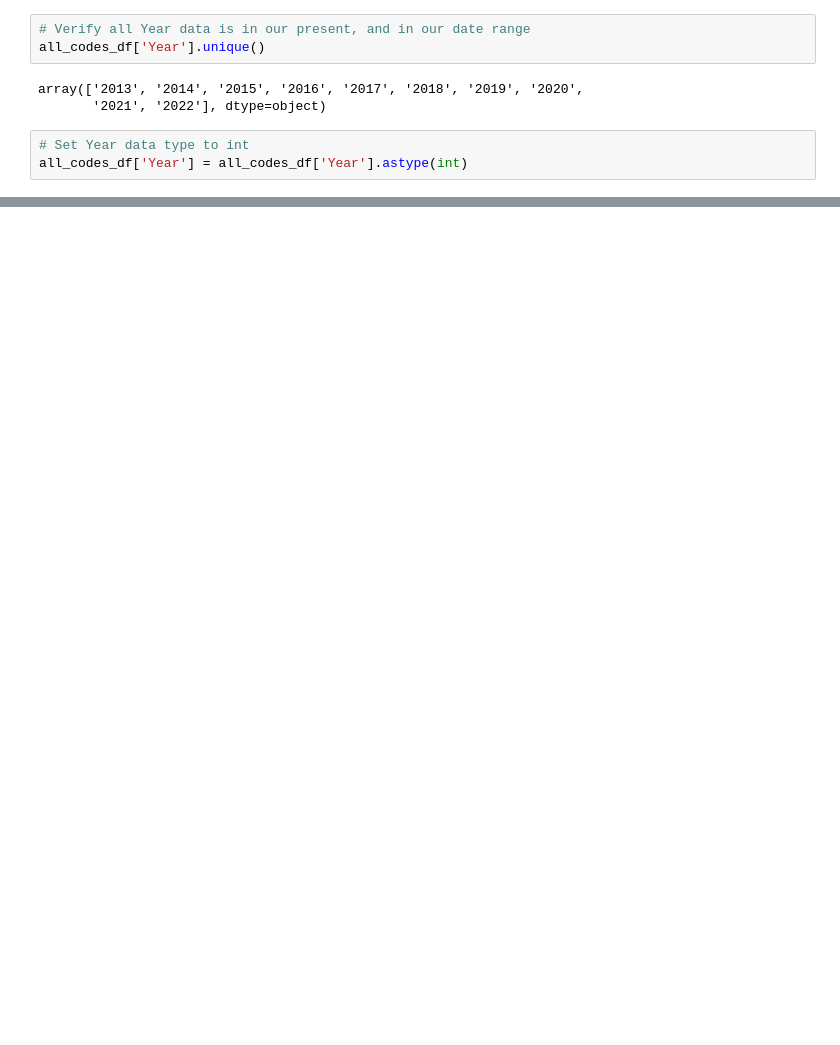
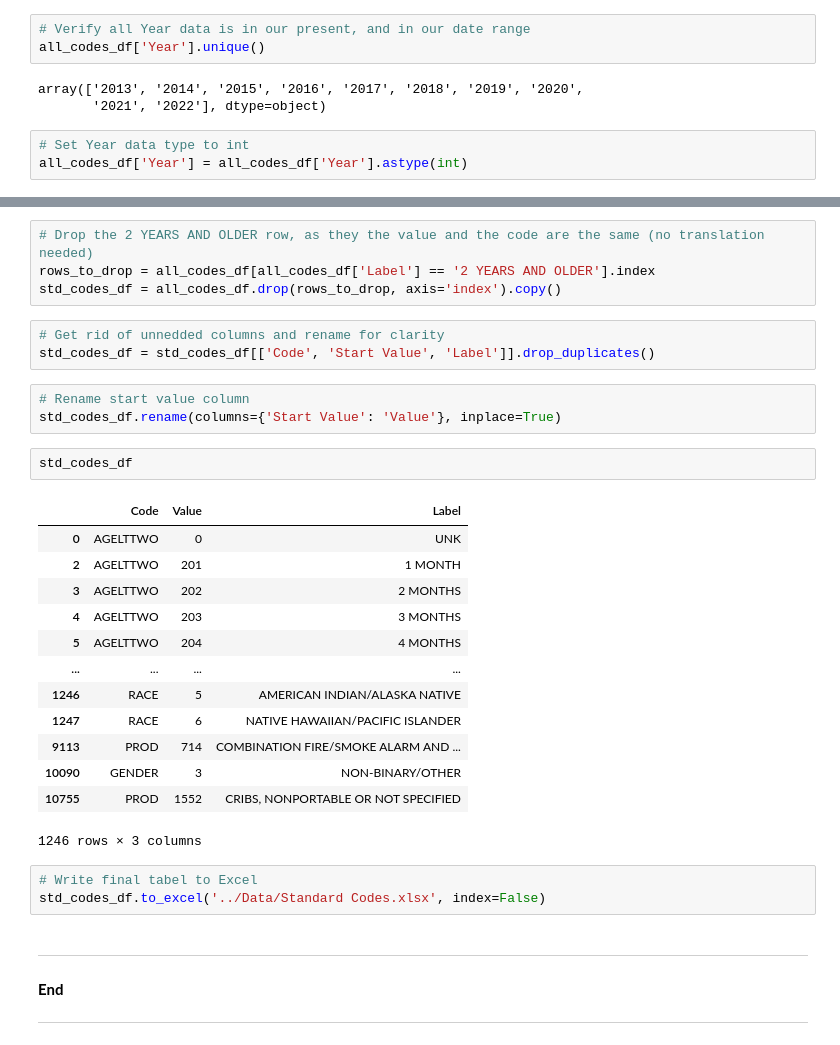
Before and after one commit to tamimcm416/product_injury, a Jupyter notebook: notebooks/DataPrepCodes.ipynb, the cells around one changed output, grey strips where cells are left out. Cells and saved outputs as stored; diff of their text form; blank space fills up the shorter version.

```diff
--- a/notebooks/DataPrepCodes.ipynb
+++ b/notebooks/DataPrepCodes.ipynb
@@ -176,0 +352,33 @@ Validation check passed - all categories are included in all years.
+# %%
+# Drop the 2 YEARS AND OLDER row, as they the value and the code are the same (no translation needed)
+rows_to_drop = all_codes_df[all_codes_df['Label'] == '2 YEARS AND OLDER'].index
+std_codes_df = all_codes_df.drop(rows_to_drop, axis='index').copy()
+# %%
+# Get rid of unnedded columns and rename for clarity
+std_codes_df = std_codes_df[['Code', 'Start Value', 'Label']].drop_duplicates()
+# %%
+# Rename start value column
+std_codes_df.rename(columns={'Start Value': 'Value'}, inplace=True)
+# %%
+std_codes_df
+# %% [output]
+|  | Code | Value | Label |
+| 0 | AGELTTWO | 0 | UNK |
+| 2 | AGELTTWO | 201 | 1 MONTH |
+| 3 | AGELTTWO | 202 | 2 MONTHS |
+| 4 | AGELTTWO | 203 | 3 MONTHS |
+| 5 | AGELTTWO | 204 | 4 MONTHS |
+| ... | ... | ... | ... |
+| 1246 | RACE | 5 | AMERICAN INDIAN/ALASKA NATIVE |
+| 1247 | RACE | 6 | NATIVE HAWAIIAN/PACIFIC ISLANDER |
+| 9113 | PROD | 714 | COMBINATION FIRE/SMOKE ALARM AND ... |
+| 10090 | GENDER | 3 | NON-BINARY/OTHER |
+| 10755 | PROD | 1552 | CRIBS, NONPORTABLE OR NOT SPECIFIED |
+1246 rows × 3 columns
+# %%
+# Write final tabel to Excel
+std_codes_df.to_excel('../Data/Standard Codes.xlsx', index=False)
+# %% [markdown]
+***
+**End**
+***
```
Also changed, not shown: parts of 43 cells of this notebook.
